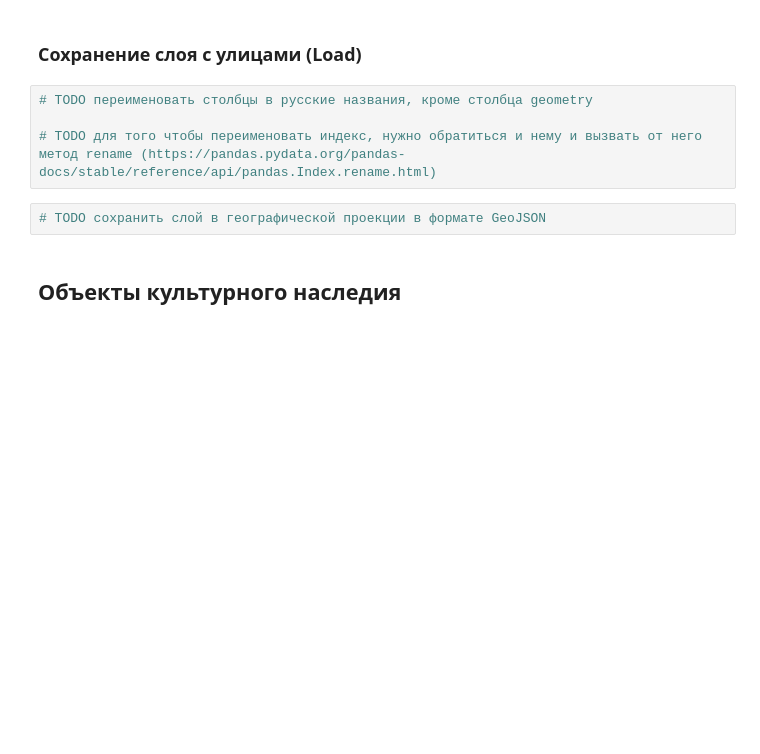
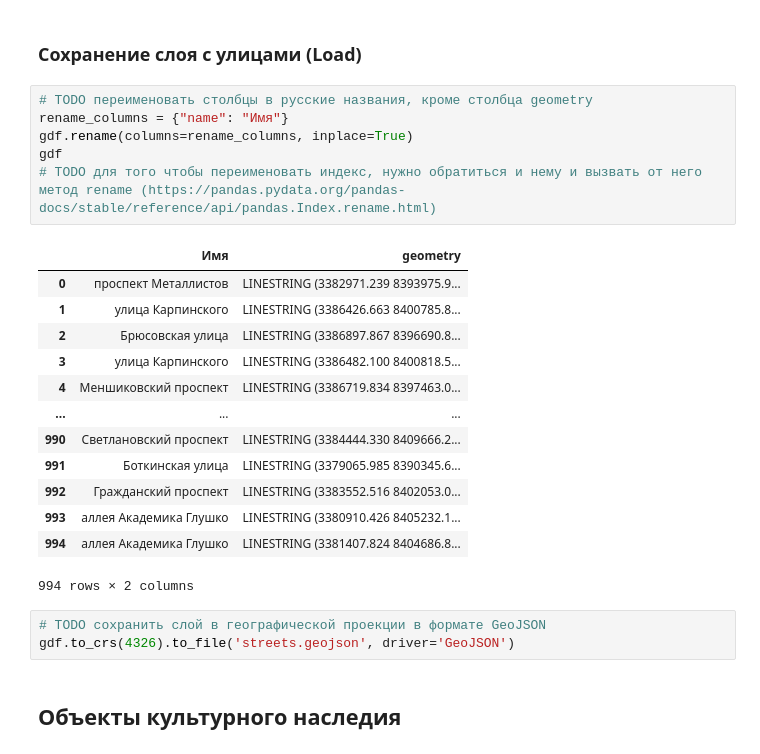
Before and after one commit to vgrozov512-osp/PythonUrbanITMO2023_GrozovVA, a Jupyter notebook: PythonUrban_final_task.ipynb, the cells around one changed output. Saved outputs shown, nothing was run; the diff lists cells and outputs as text; blank space fills up the shorter version.

```diff
--- a/PythonUrban_final_task.ipynb
+++ b/PythonUrban_final_task.ipynb
@@ -103,10 +89,27 @@ gdf
 ### Сохранение слоя с улицами (Load)
 # %%
 # TODO переименовать столбцы в русские названия, кроме столбца geometry
-
+rename_columns = {"name": "Имя"}
+gdf.rename(columns=rename_columns, inplace=True)
+gdf
 # TODO для того чтобы переименовать индекс, нужно обратиться и нему и вызвать от него метод rename (https://pandas.pydata.org/pandas-docs/stable/reference/api/pandas.Index.rename.html)
+# %% [output]
+|  | Имя | geometry |
+| 0 | проспект Металлистов | LINESTRING (3382971.239 8393975.9... |
+| 1 | улица Карпинского | LINESTRING (3386426.663 8400785.8... |
+| 2 | Брюсовская улица | LINESTRING (3386897.867 8396690.8... |
+| 3 | улица Карпинского | LINESTRING (3386482.100 8400818.5... |
+| 4 | Меншиковский проспект | LINESTRING (3386719.834 8397463.0... |
+| ... | ... | ... |
+| 990 | Светлановский проспект | LINESTRING (3384444.330 8409666.2... |
+| 991 | Боткинская улица | LINESTRING (3379065.985 8390345.6... |
+| 992 | Гражданский проспект | LINESTRING (3383552.516 8402053.0... |
+| 993 | аллея Академика Глушко | LINESTRING (3380910.426 8405232.1... |
+| 994 | аллея Академика Глушко | LINESTRING (3381407.824 8404686.8... |
+994 rows × 2 columns
 # %%
 # TODO сохранить слой в географической проекции в формате GeoJSON
+gdf.to_crs(4326).to_file('streets.geojson', driver='GeoJSON')
 # %% [markdown]
 ## Объекты культурного наследия
 # %% [markdown]
```
Also changed, not shown: parts of 5 cells of this notebook.
